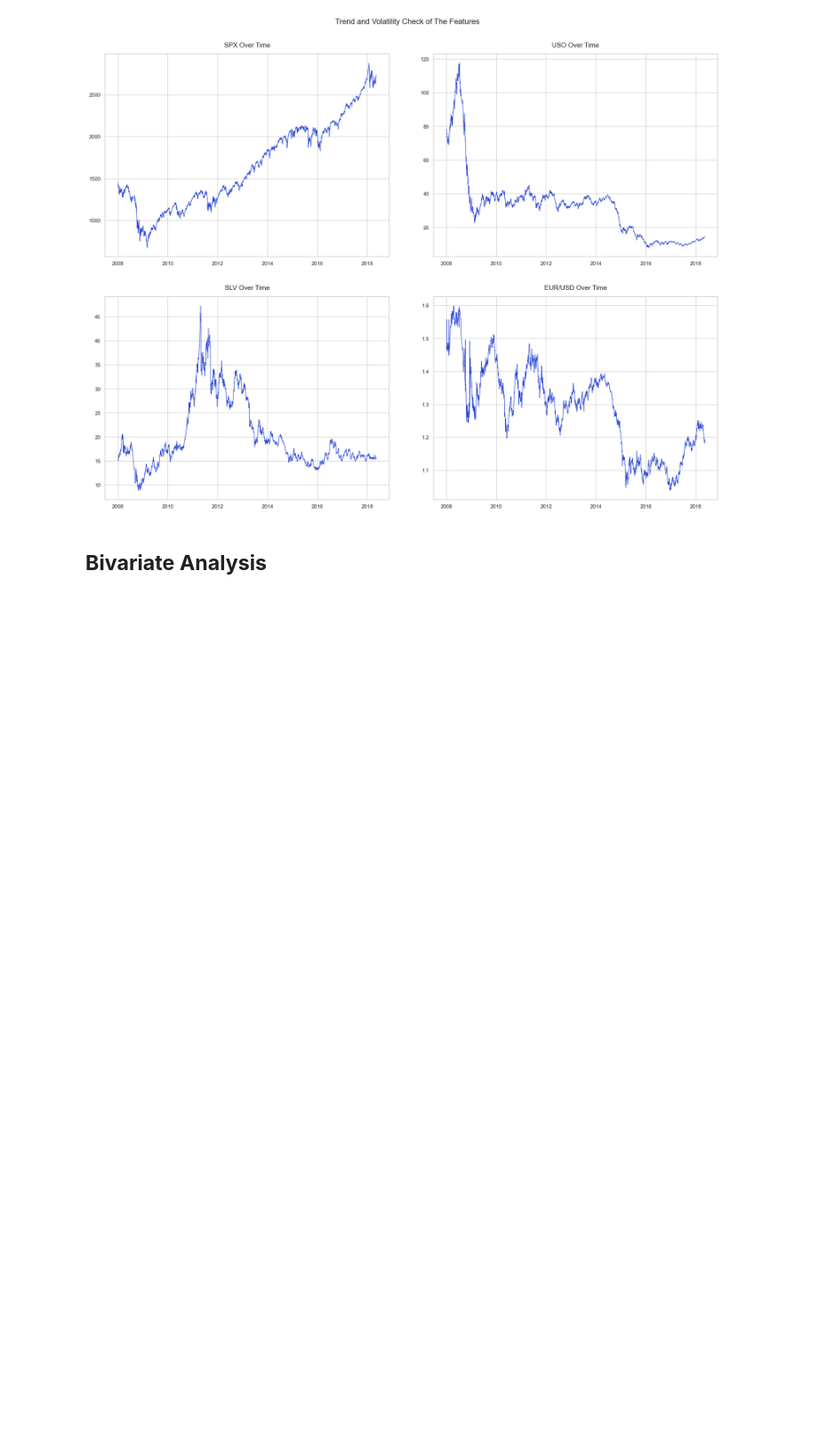
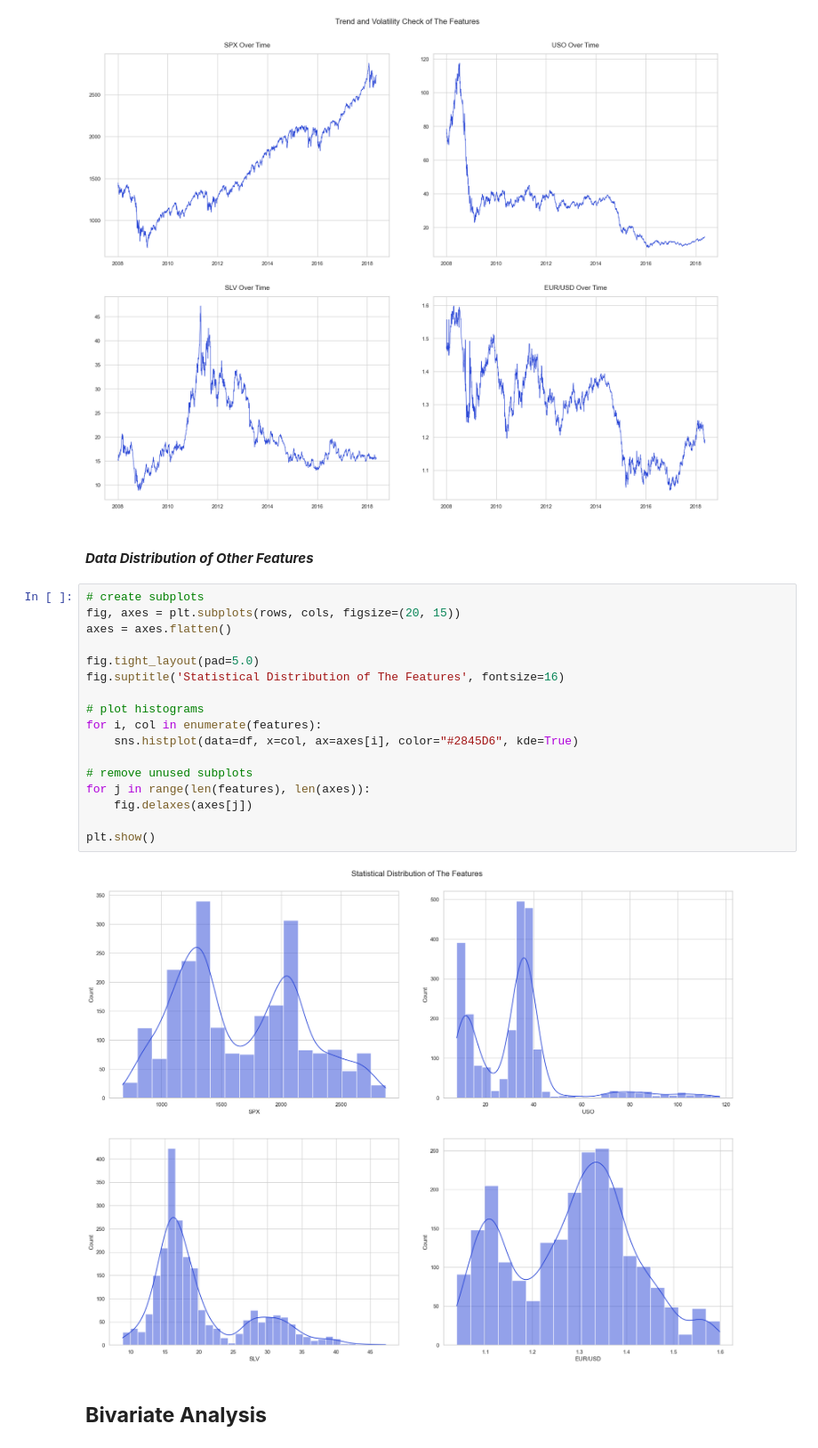
Before and after one commit to tshihab07/gold-price-forecasting, a Jupyter notebook: notebookes/dataPreprocessing.ipynb, the cells around one changed output. Shown at 89% size. Saved outputs shown, nothing was run; the diff lists cells and outputs as text; blank space fills up the shorter version.

Commit message:
feat(Univariate Analysis): implement other features data distribution analysis workflow

```diff
--- a/notebookes/dataPreprocessing.ipynb
+++ b/notebookes/dataPreprocessing.ipynb
@@ -372,6 +372,27 @@ for j in range(len(features), len(axes)):
 plt.show()
 # %% [output]
 [figure]
+# %% [markdown]
+#### ***Data Distribution of Other Features***
+# %%
+# create subplots
+fig, axes = plt.subplots(rows, cols, figsize=(20, 15))
+axes = axes.flatten()
+
+fig.tight_layout(pad=5.0)
+fig.suptitle('Statistical Distribution of The Features', fontsize=16)
+
+# plot histograms
+for i, col in enumerate(features):
+    sns.histplot(data=df, x=col, ax=axes[i], color="#2845D6", kde=True)
+
+# remove unused subplots
+for j in range(len(features), len(axes)):
+    fig.delaxes(axes[j])
+
+plt.show()
+# %% [output]
+[figure, added]
 # %% [markdown]
 ## **Bivariate Analysis**
 # %% [markdown]
```
